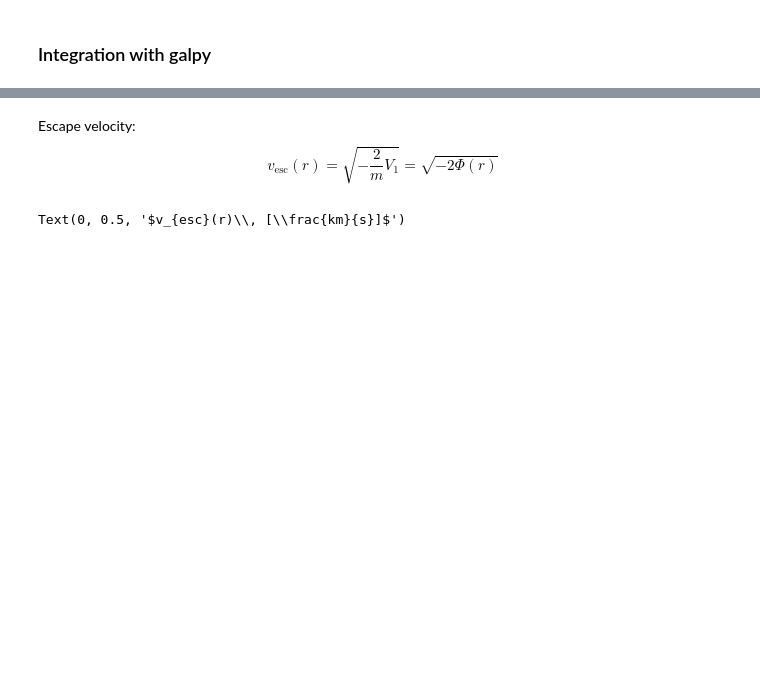
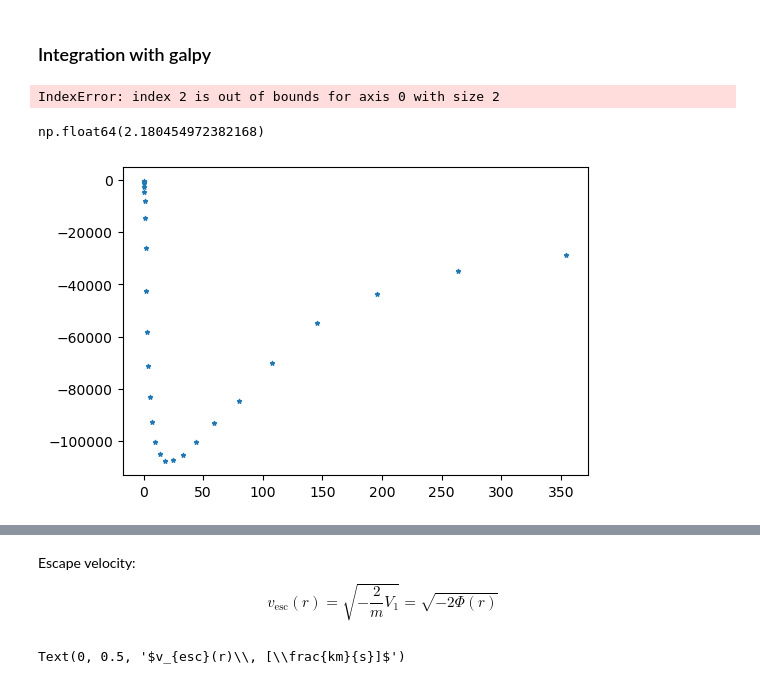
Before and after one commit to Jitskeverheecke/TANA_Project, a Jupyter notebook: project.ipynb, the cells around one changed output, grey strips where cells are left out. Saved outputs shown, nothing was run; the diff lists cells and outputs as text; code cells hidden in the pictures; blank space fills up the shorter version.

```diff
--- a/project.ipynb
+++ b/project.ipynb
@@ -544,5 +550,10 @@ from galpy.potential import PlummerPotential as PLMPOT, HernquistPotential as He
 # %%
-plmpot = PLMPOT(amp=popt_plummer[1]*Msun, b=popt_plummer[0]*kpc)
-hernpot = HernPOT(amp=popt_Hernquist[1]*Msun, a=popt_Hernquist[0]*kpc)
-nfwpot = NFWPOT(amp=popt_NFW[1]*Msun, a=popt_NFW[0]*kpc)
+#rho0 = amp
+
+plmpot = PLMPOT(amp=popt_plummer[1], b=popt_plummer[0])
+hernpot = HernPOT(amp=popt_Hernquist[1], a=popt_Hernquist[0])
+nfwpot = NFWPOT(amp=popt_NFW[1], a=popt_NFW[0])
+einpot = EinPOT(amp = popt_Einasto[1], h = popt_Einasto[0], n=  1 / popt_Einasto[2] )
+# %% [output]
+IndexError: index 2 is out of bounds for axis 0 with size 2
 # %%
@@ -551,3 +564,15 @@ plmdens = plmpot.dens(r_j, 0)
+# %%
+1 / popt_Einasto[2]
+# %% [output]
+np.float64(2.180454972382168)
+# %%
+plt.close('all')
+fig = plt.figure(figsize=(6, 4))
+plt.scatter(r_j, Phi_j, s=9, label=r'$\rho_{TNG}(r)$', marker='*')
+#plt.plot(r_j, nfwpot,label=r'$\rho_{Ein}(r)$', color='green', marker='.' )
+plt.show()
+# %% [output]
+[figure, added]
 # %%
 plt.close('all')
 fig = plt.figure(figsize=(6, 4))
```
Also changed, not shown: parts of 18 cells of this notebook, 10 other files.
